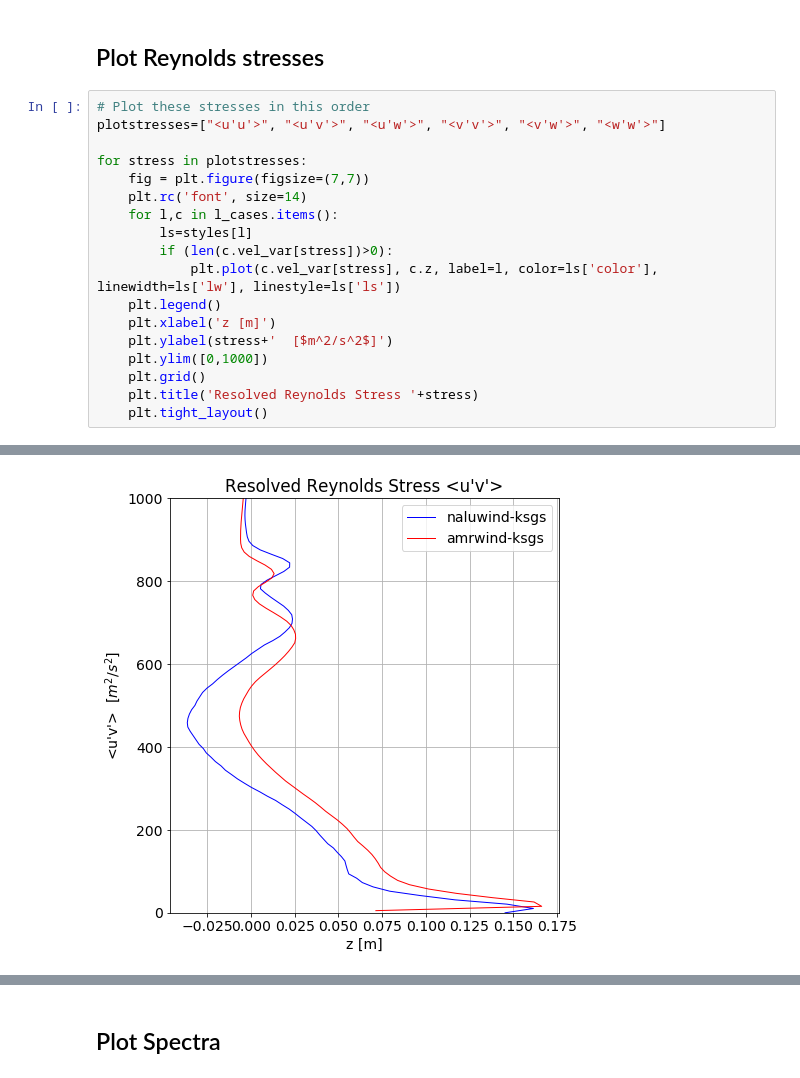
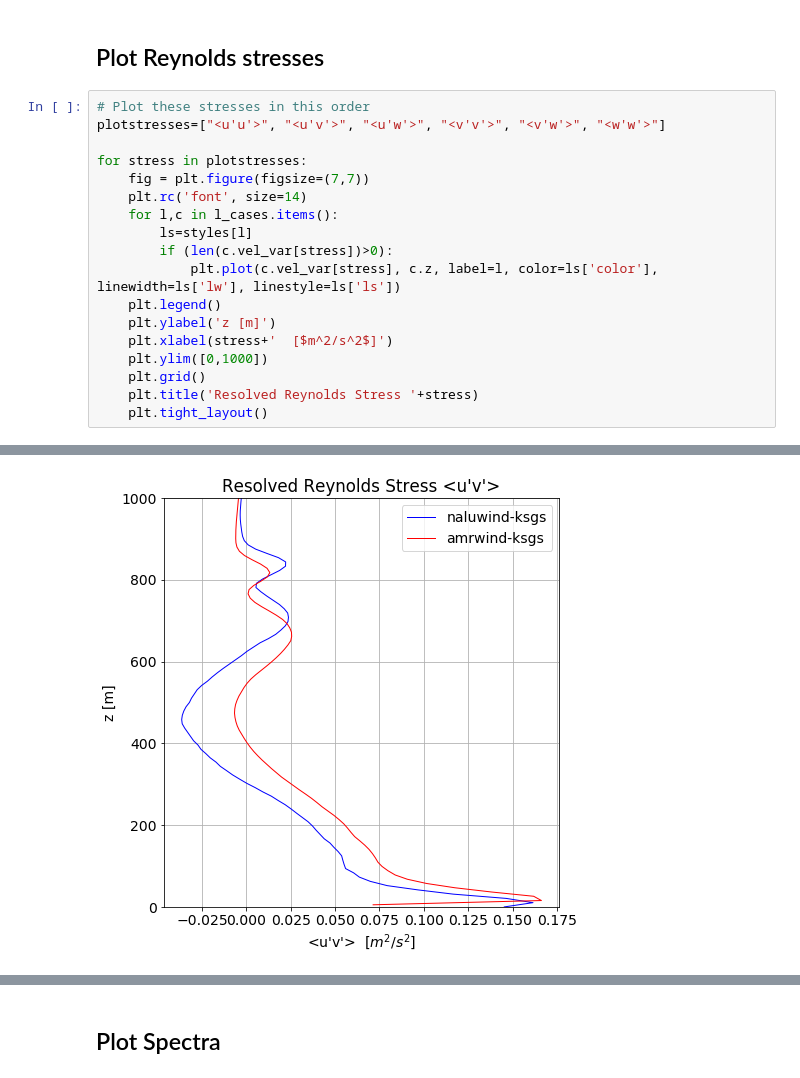
Before and after one commit to Exawind/wind-energy, a Jupyter notebook: Pedersen_N07/compareRuns_n07.ipynb, the cells around one changed output, grey strips where cells are left out. Drawn from its saved outputs; the diff is of its cells as text.

```diff
--- a/Pedersen_N07/compareRuns_n07.ipynb
+++ b/Pedersen_N07/compareRuns_n07.ipynb
@@ -90,8 +90,8 @@ for stress in plotstresses:
         if (len(c.vel_var[stress])>0):
             plt.plot(c.vel_var[stress], c.z, label=l, color=ls['color'], linewidth=ls['lw'], linestyle=ls['ls'])
     plt.legend()
-    plt.xlabel('z [m]')
-    plt.ylabel(stress+'  [$m^2/s^2$]')
+    plt.ylabel('z [m]')
+    plt.xlabel(stress+'  [$m^2/s^2$]')
     plt.ylim([0,1000])
     plt.grid()
     plt.title('Resolved Reynolds Stress '+stress)
@@ -101 +101 @@ for stress in plotstresses:
-[figure, old version]
+[figure, new version]
```
Also changed, not shown: parts of 1 cell of this notebook, 10 other files.
